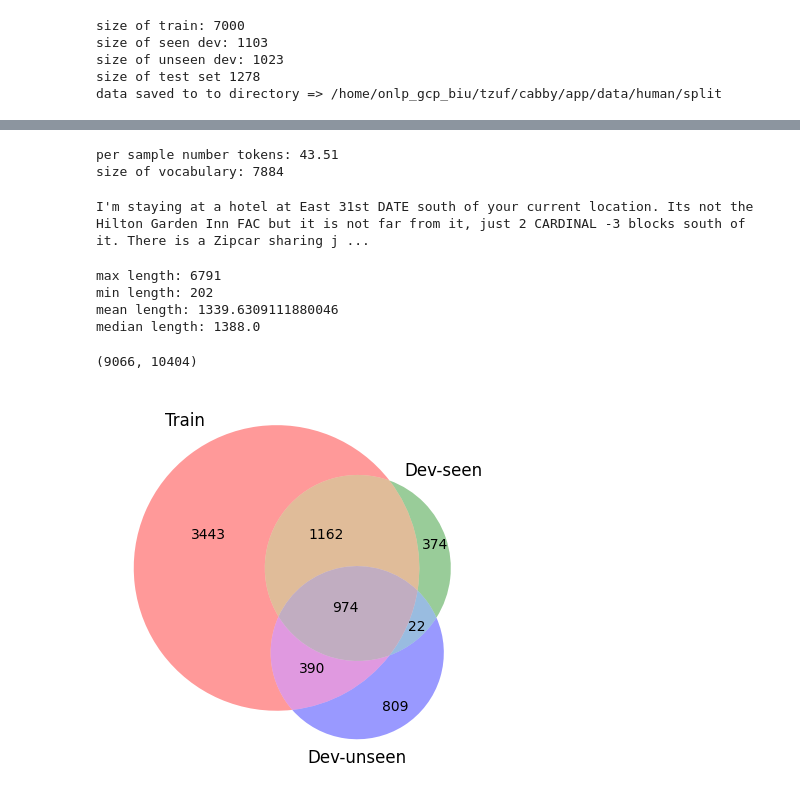
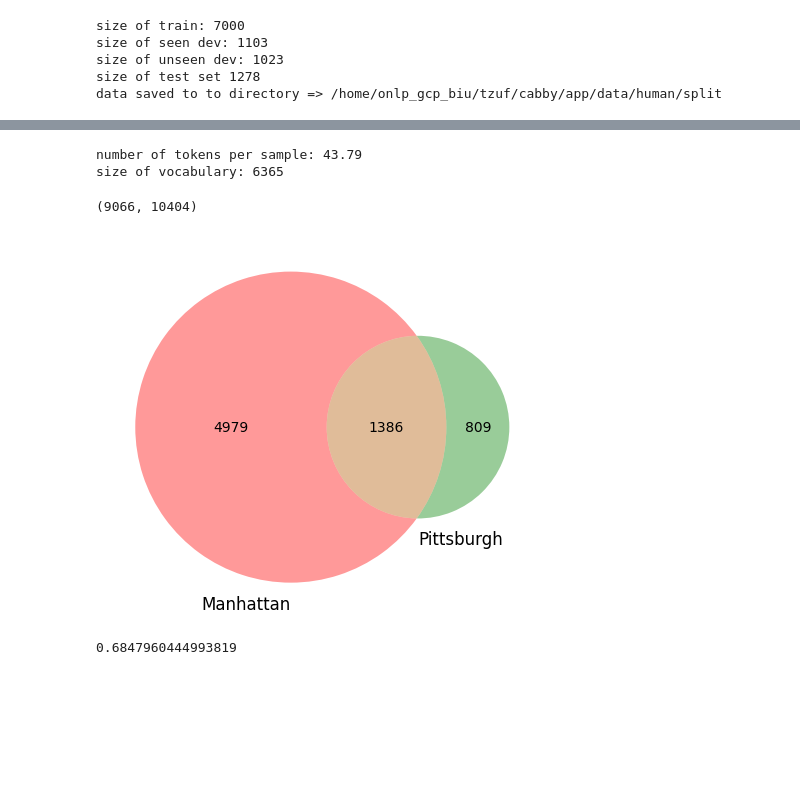
Before and after one commit to googleinterns/cabby, a Jupyter notebook: app/notebooks/query_firestore.ipynb, the cells around one changed output, grey strips where cells are left out. Drawn from its saved outputs; the diff is of its cells as text; code cells hidden in the pictures; blank space fills up the shorter version.

```diff
--- a/app/notebooks/query_firestore.ipynb
+++ b/app/notebooks/query_firestore.ipynb
@@ -967,3 +957,16 @@ size of seen dev: 1103
 size of unseen dev: 1023
 size of test set 1278
 data saved to to directory => /home/onlp_gcp_biu/tzuf/cabby/app/data/human/split
+# %%
+current_dir = os.getcwd()
+parent_dir = Path(current_dir).parent.parent.absolute()
+
+train_path = os.path.join(parent_dir, 'dataset/manhattan.json')
+dev_seen_path = os.path.join(parent_dir, 'dataset/manhattan_dev.json')
+dev_unseen_path = os.path.join(parent_dir, 'dataset/pittsburgh.json')
+test_path = os.path.join(parent_dir, 'dataset/philadelphia.json')
+
+train_set = pd.read_json(train_path, lines=True, orient='records')
+dev_seen_set = pd.read_json(dev_seen_path, lines=True, orient='records')
+dev_unseen_set = pd.read_json(dev_unseen_path, lines=True, orient='records')
+test_set = pd.read_json(test_path, lines=True, orient='records')
@@ -974,7 +996,10 @@ from statistics import mean, median
 
 
 
-all_tokenized_words = all_valid_instructions.content.apply(word_tokenize)
+# all_tokenized_words = all_valid_instructions.content.apply(word_tokenize)
+manhattan_set = pd.concat([train_set, dev_seen_set])
+
+manhattan_tokenized_words = manhattan_set.content.apply(word_tokenize)
 train_tokenized_words = train_set.content.apply(word_tokenize)
 dev_seen_tokenized_words = dev_seen_set.content.apply(word_tokenize)
 dev_unseen_tokenized_words = dev_unseen_set.content.apply(word_tokenize)
@@ -994,31 +1019,13 @@ test_tokenized_words = test_set.content.apply(word_tokenize)
 
 #
 
-number_tokens_avg_samples = round(mean([len(l) for l in all_tokenized_words.tolist()]), 2)
+number_tokens_avg_samples = round(mean([len(l) for l in manhattan_tokenized_words.tolist()]), 2)
 print(f"number of tokens per sample: {number_tokens_avg_samples}")
-number_unique_tokens_corpus = len(set([w for l in all_tokenized_words.tolist() for w in l]))
+number_unique_tokens_corpus = len(set([w for l in manhattan_tokenized_words.tolist() for w in l]))
 print(f"size of vocabulary: {number_unique_tokens_corpus}")
 # %% [output]
-per sample number tokens: 43.51
-size of vocabulary: 7884
+number of tokens per sample: 43.79
+size of vocabulary: 6365
-# %%
-import spacy
-from spacy import displacy
-
-NER = spacy.load("en_core_web_sm")
-raw_text=manhattan_valid_instructions.content.iloc[1]
-
-text1 = NER(raw_text)
-
-# for word in text1.ents:
-#     print(word.text, word.label_)
-
-# spacy.explain("GPE")
-# spacy.explain("LOC")
-
-displacy.render(text1,style="ent",jupyter=True)
-# %% [output]
-I'm staying at a hotel at East 31st DATE south of your current location. Its not the Hilton Garden Inn FAC but it is not far from it, just 2 CARDINAL -3 blocks south of it. There is a Zipcar sharing j ...
 # %%
 # length of path, max. min
 
@@ -1029,7 +1036,7 @@ def get_route_length(row):
   return round(util.get_linestring_distance(entity.route))
 
 
-route_length = all_data.apply(get_route_length, axis=1)
+route_length = manhattan_set.apply(get_route_length, axis=1)
 
 max_result = max(route_length.tolist())
 
@@ -1044,11 +1051,6 @@ print (f"max length: {max_result}")
 print (f"min length: {min_result}")
 print (f"mean length: {mean_result}")
 print (f"median length: {median_result}")
-# %% [output]
-max length: 6791
-min length: 202
-mean length: 1339.6309111880046
-median length: 1388.0
 # %%
 
 def get_osmid(row):
@@ -1063,19 +1065,34 @@ osmid.drop_duplicates().shape[0], all_data.shape[0]
 # %%
 # venn digram over train, dev-seen, dev-unseen
 
 import matplotlib.pyplot as plt
-from matplotlib_venn import venn3
+from matplotlib_venn import venn2
 
 
-tokenized_words_pittsburgh = pittsburgh_valid_instructions.content.apply(word_tokenize)
+# tokenized_words_pittsburgh = pittsburgh_valid_instructions.content.apply(word_tokenize)
 
 
 # Use the venn2 function
-set_train = set([w for l in train_tokenized_words.tolist() for w in l])
-set_dev_seen = set([w for l in dev_seen_tokenized_words.tolist() for w in l])
+set_train = set([w for l in manhattan_tokenized_words.tolist() for w in l])
+# set_dev_seen = set([w for l in dev_unseen_tokenized_words.tolist() for w in l])
 set_dev_unseen = set([w for l in dev_unseen_tokenized_words.tolist() for w in l])
 
-venn3([set_train, set_dev_seen, set_dev_unseen], ('Train', 'Dev-seen', 'Dev-unseen'))
+venn2([set_train, set_dev_unseen], ('Manhattan', 'Pittsburgh'))
 plt.show()
 # %% [output]
-[figure, old version]
+[figure, new version]
+# %%
+d = set_dev_unseen-set_train
+upper_list = []
+lower_list = []
+
+for w in d:
+    if w[0].isupper():
+        # print (w)
+        upper_list.append(w)
+    else:
+        lower_list.append(w)
+
+print (len(upper_list)/len(d))
+# %% [output]
+0.6847960444993819
```
Also changed, not shown: parts of 5 cells of this notebook, 5 other files.
